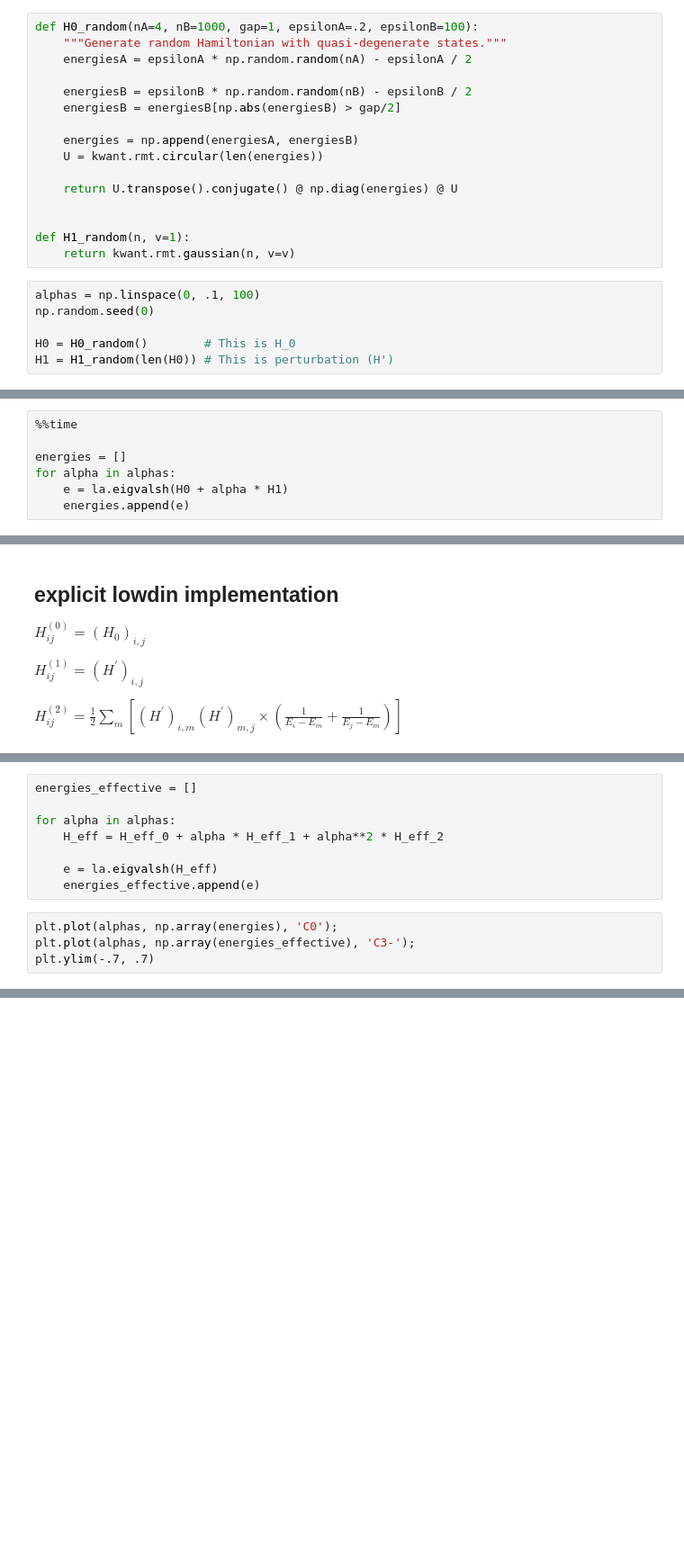
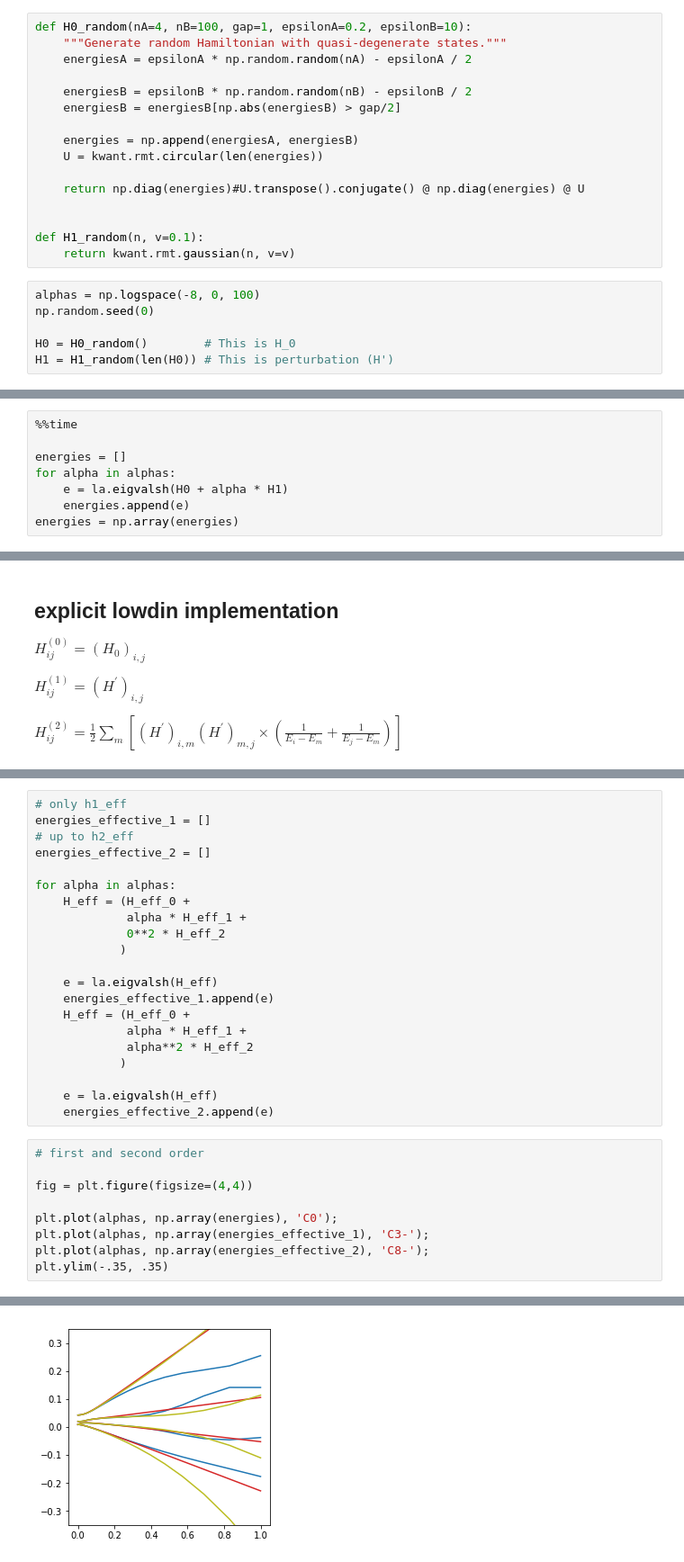
Before and after one commit to quantum-tinkerer/pymablock, a Jupyter notebook: analysis/main.ipynb, the cells around one changed output, grey strips where cells are left out. Shown at 90% size. Saved outputs shown, nothing was run; the diff lists cells and outputs as text; blank space fills up the shorter version.

```diff
--- a/analysis/main.ipynb
+++ b/analysis/main.ipynb
@@ -15,7 +15,7 @@ import matplotlib.pyplot as plt
 # %% [markdown]
 ## prepare random Hamiltonian
 # %%
-def H0_random(nA=4, nB=1000, gap=1, epsilonA=.2, epsilonB=100):
+def H0_random(nA=4, nB=100, gap=1, epsilonA=0.2, epsilonB=10):
     """Generate random Hamiltonian with quasi-degenerate states."""
     energiesA = epsilonA * np.random.random(nA) - epsilonA / 2
 
@@ -25,13 +25,13 @@ def H0_random(nA=4, nB=1000, gap=1, epsilonA=.2, epsilonB=100):
     energies = np.append(energiesA, energiesB)
     U = kwant.rmt.circular(len(energies))
 
-    return U.transpose().conjugate() @ np.diag(energies) @ U
+    return np.diag(energies)#U.transpose().conjugate() @ np.diag(energies) @ U
 
 
-def H1_random(n, v=1):
+def H1_random(n, v=0.1):
     return kwant.rmt.gaussian(n, v=v)
 # %%
-alphas = np.linspace(0, .1, 100)
+alphas = np.logspace(-8, 0, 100)
 np.random.seed(0)
 
 H0 = H0_random()        # This is H_0
@@ -47,3 +58,4 @@ energies = []
 for alpha in alphas:
     e = la.eigvalsh(H0 + alpha * H1)
     energies.append(e)
+energies = np.array(energies)
@@ -108,12 +154,31 @@ H_eff_2 = np.array(H_eff_2).reshape(n, n)
 # %%
-energies_effective = []
+# only h1_eff
+energies_effective_1 = []
+# up to h2_eff
+energies_effective_2 = []
 
 for alpha in alphas:
-    H_eff = H_eff_0 + alpha * H_eff_1 + alpha**2 * H_eff_2
+    H_eff = (H_eff_0 +
+             alpha * H_eff_1 +
+             0**2 * H_eff_2
+            )
 
     e = la.eigvalsh(H_eff)
-    energies_effective.append(e)
+    energies_effective_1.append(e)
+    H_eff = (H_eff_0 +
+             alpha * H_eff_1 +
+             alpha**2 * H_eff_2
+            )
+
+    e = la.eigvalsh(H_eff)
+    energies_effective_2.append(e)
 # %%
+# first and second order
+
+fig = plt.figure(figsize=(4,4))
+
 plt.plot(alphas, np.array(energies), 'C0');
-plt.plot(alphas, np.array(energies_effective), 'C3-');
-plt.ylim(-.7, .7)
+plt.plot(alphas, np.array(energies_effective_1), 'C3-');
+plt.plot(alphas, np.array(energies_effective_2), 'C8-');
+plt.ylim(-.35, .35)
+# %% [output]
@@ -119,0 +186 @@ plt.ylim(-.7, .7)
+[figure, added]
```
Also changed, not shown: parts of 20 cells of this notebook.
